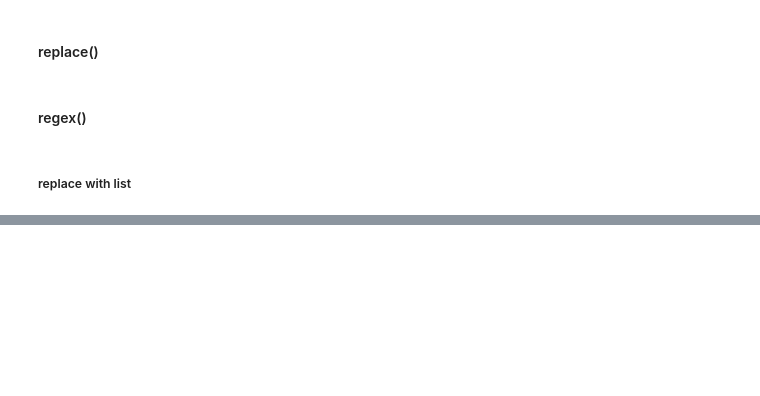
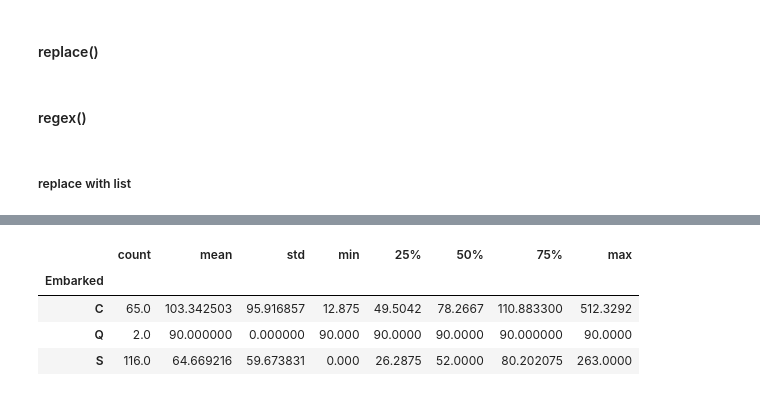
Before and after one commit to techakilan/python-datascience-training, a Jupyter notebook: PythonPandas.ipynb, the cells around one changed output, grey strips where cells are left out. Drawn from its saved outputs; the diff is of its cells as text; code cells hidden in the pictures; blank space fills up the shorter version.

```diff
--- a/PythonPandas.ipynb
+++ b/PythonPandas.ipynb
@@ -664,0 +688,8 @@ titanic_df_groupby.min()
+# %%
+titanic_df_groupby.describe()["Fare"]
+# %% [output]
+|  | count | mean | std | min | 25% | 50% | 75% | max |
+| Embarked |  |  |  |  |  |  |  |  |
+| C | 65.0 | 103.342503 | 95.916857 | 12.875 | 49.5042 | 78.2667 | 110.883300 | 512.3292 |
+| Q | 2.0 | 90.000000 | 0.000000 | 90.000 | 90.0000 | 90.0000 | 90.000000 | 90.0000 |
+| S | 116.0 | 64.669216 | 59.673831 | 0.000 | 26.2875 | 52.0000 | 80.202075 | 263.0000 |
```
Also changed, not shown: parts of 4 cells of this notebook.
